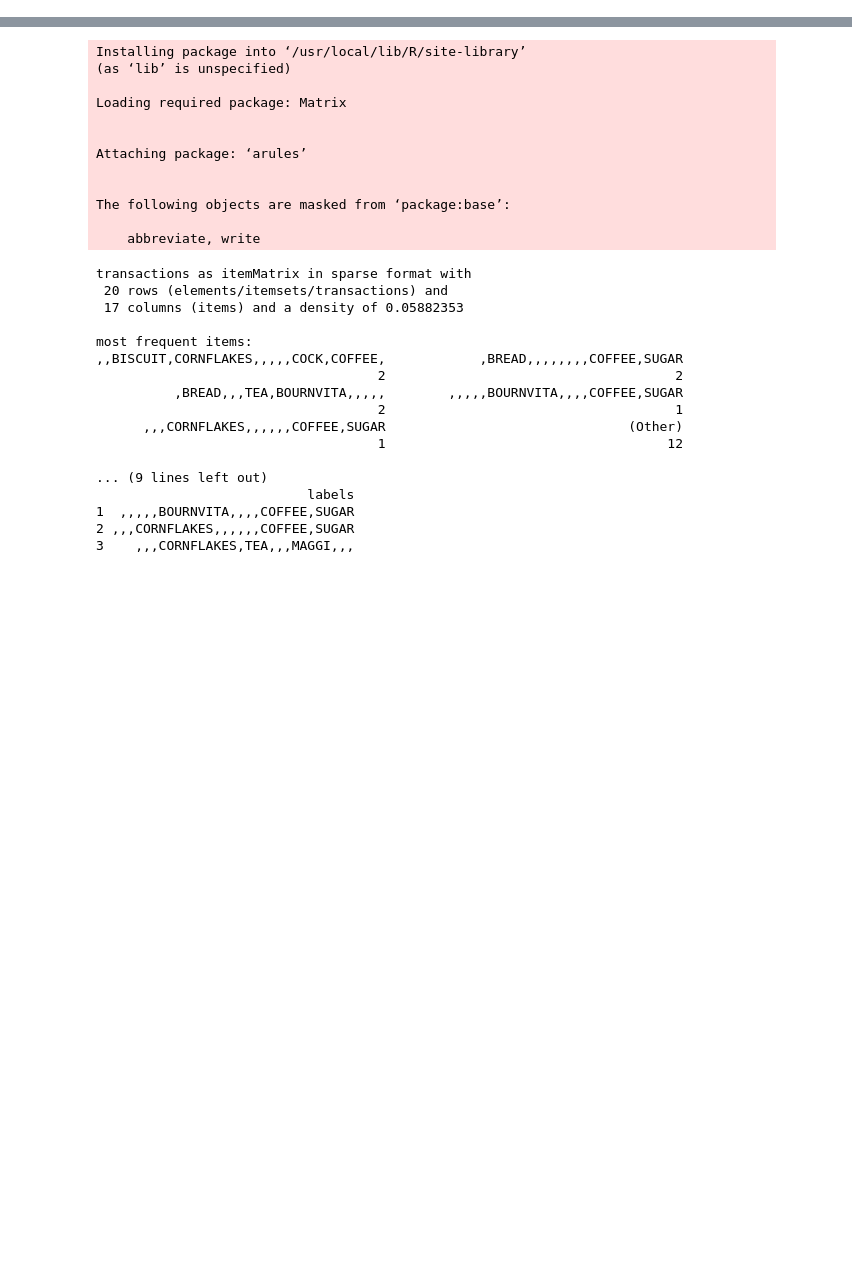
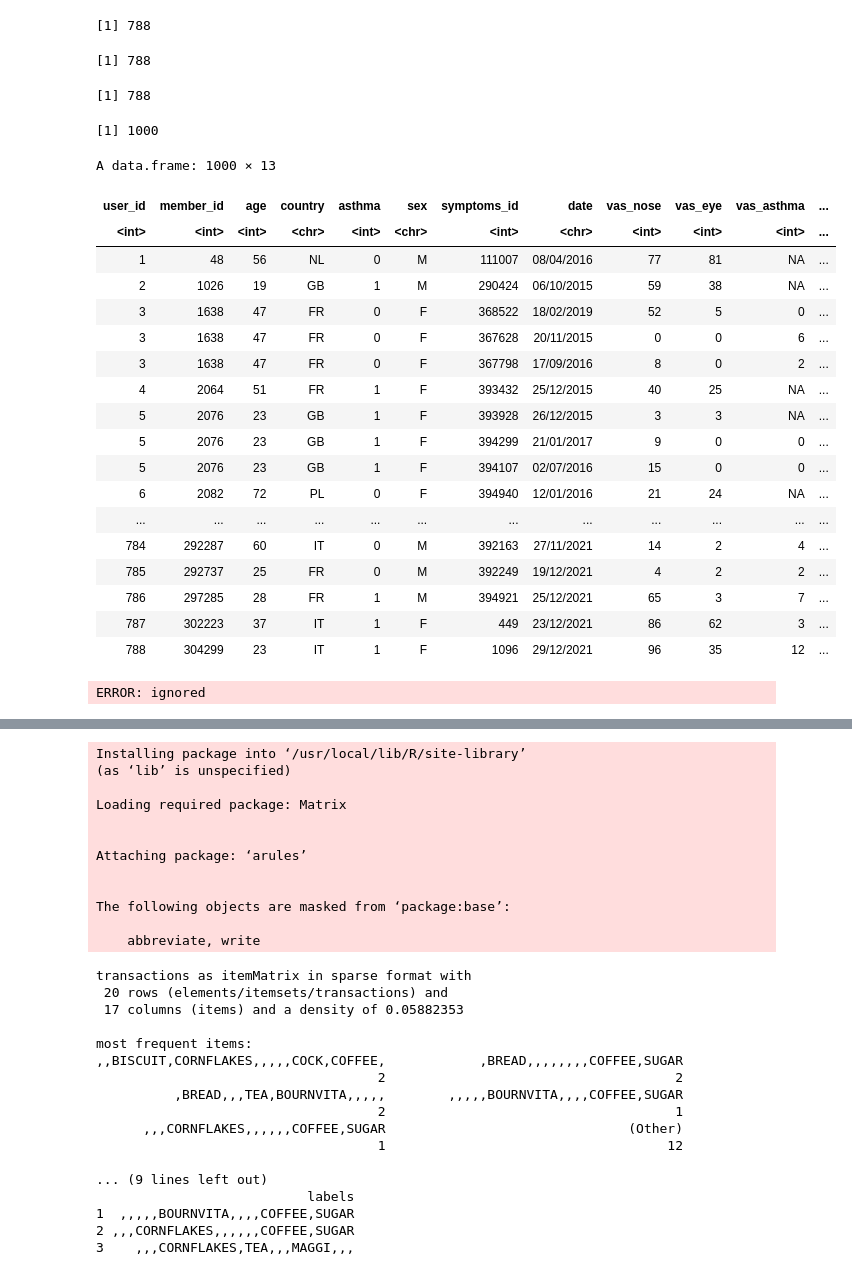
Before and after one commit to ManJ-PC/R, a Jupyter notebook: R_Avançado_02_Regras_de_Associação_Apriori_Prof_Rodrigo_Rosa.ipynb, the cells around one changed output, grey strips where cells are left out. Cells and saved outputs as stored; diff of their text form; code cells hidden in the pictures; blank space fills up the shorter version.

```diff
--- a/R_Avançado_02_Regras_de_Associação_Apriori_Prof_Rodrigo_Rosa.ipynb
+++ b/R_Avançado_02_Regras_de_Associação_Apriori_Prof_Rodrigo_Rosa.ipynb
@@ -0,0 +5,2 @@
+# %%
+sample_usersDB = "https://raw.githubusercontent.com/ManJ-PC/FMUPBioestatistica/master/sample_users.csv?token=GHSAT0AAAAAAB4H7ZCBDW4CTYZQ3PQGWK2EY6WXZPA"
@@ -0,0 +35,2 @@
+# %%
+sm_df <- read.csv(file = symptoms_medicationDB)
@@ -0,0 +41,2 @@
+# %%
+su_df <- read.csv(file = sample_usersDB)
@@ -0,0 +49,22 @@
+# %%
+# 1.1
+n_distinct(ma_df$user_id)
+# %% [output]
+[1] 788
+# %%
+# 1.1. Quantos utilizadores únicos existem em cada uma das bases de dados?
+
+n_distinct(sm_df$member_id)
+# %% [output]
+[1] 788
+# %%
+# 1.1
+n_distinct(su_df$user_id)
+# %% [output]
+[1] 788
+# %%
+# 1.2. Quantos registos distintos de sintomas existem?
+
+n_distinct(sm_df$symptoms_id)
+# %% [output]
+[1] 1000
@@ -0,0 +75,29 @@
+# %%
+mask_air2 = full_join(su_df, sm_df, by = 'member_id', all = true)
+# %%
+mask_air2
+# %% [output]
+A data.frame: 1000 × 13
+| user_id | member_id | age | country | asthma | sex | symptoms_id | date | vas_nose | vas_eye | vas_asthma | ... |
+| <int> | <int> | <int> | <chr> | <int> | <chr> | <int> | <chr> | <int> | <int> | <int> | ... |
+| 1 | 48 | 56 | NL | 0 | M | 111007 | 08/04/2016 | 77 | 81 | NA | ... |
+| 2 | 1026 | 19 | GB | 1 | M | 290424 | 06/10/2015 | 59 | 38 | NA | ... |
+| 3 | 1638 | 47 | FR | 0 | F | 368522 | 18/02/2019 | 52 | 5 | 0 | ... |
+| 3 | 1638 | 47 | FR | 0 | F | 367628 | 20/11/2015 | 0 | 0 | 6 | ... |
+| 3 | 1638 | 47 | FR | 0 | F | 367798 | 17/09/2016 | 8 | 0 | 2 | ... |
+| 4 | 2064 | 51 | FR | 1 | F | 393432 | 25/12/2015 | 40 | 25 | NA | ... |
+| 5 | 2076 | 23 | GB | 1 | F | 393928 | 26/12/2015 | 3 | 3 | NA | ... |
+| 5 | 2076 | 23 | GB | 1 | F | 394299 | 21/01/2017 | 9 | 0 | 0 | ... |
+| 5 | 2076 | 23 | GB | 1 | F | 394107 | 02/07/2016 | 15 | 0 | 0 | ... |
+| 6 | 2082 | 72 | PL | 0 | F | 394940 | 12/01/2016 | 21 | 24 | NA | ... |
+| ... | ... | ... | ... | ... | ... | ... | ... | ... | ... | ... | ... |
+| 784 | 292287 | 60 | IT | 0 | M | 392163 | 27/11/2021 | 14 | 2 | 4 | ... |
+| 785 | 292737 | 25 | FR | 0 | M | 392249 | 19/12/2021 | 4 | 2 | 2 | ... |
+| 786 | 297285 | 28 | FR | 1 | M | 394921 | 25/12/2021 | 65 | 3 | 7 | ... |
+| 787 | 302223 | 37 | IT | 1 | F | 449 | 23/12/2021 | 86 | 62 | 3 | ... |
+| 788 | 304299 | 23 | IT | 1 | F | 1096 | 29/12/2021 | 96 | 35 | 12 | ... |
+# %%
+mask_air %>%
+  filter(age)
+# %% [output]
+ERROR: ignored
```
Also changed, not shown: parts of 14 cells of this notebook.
